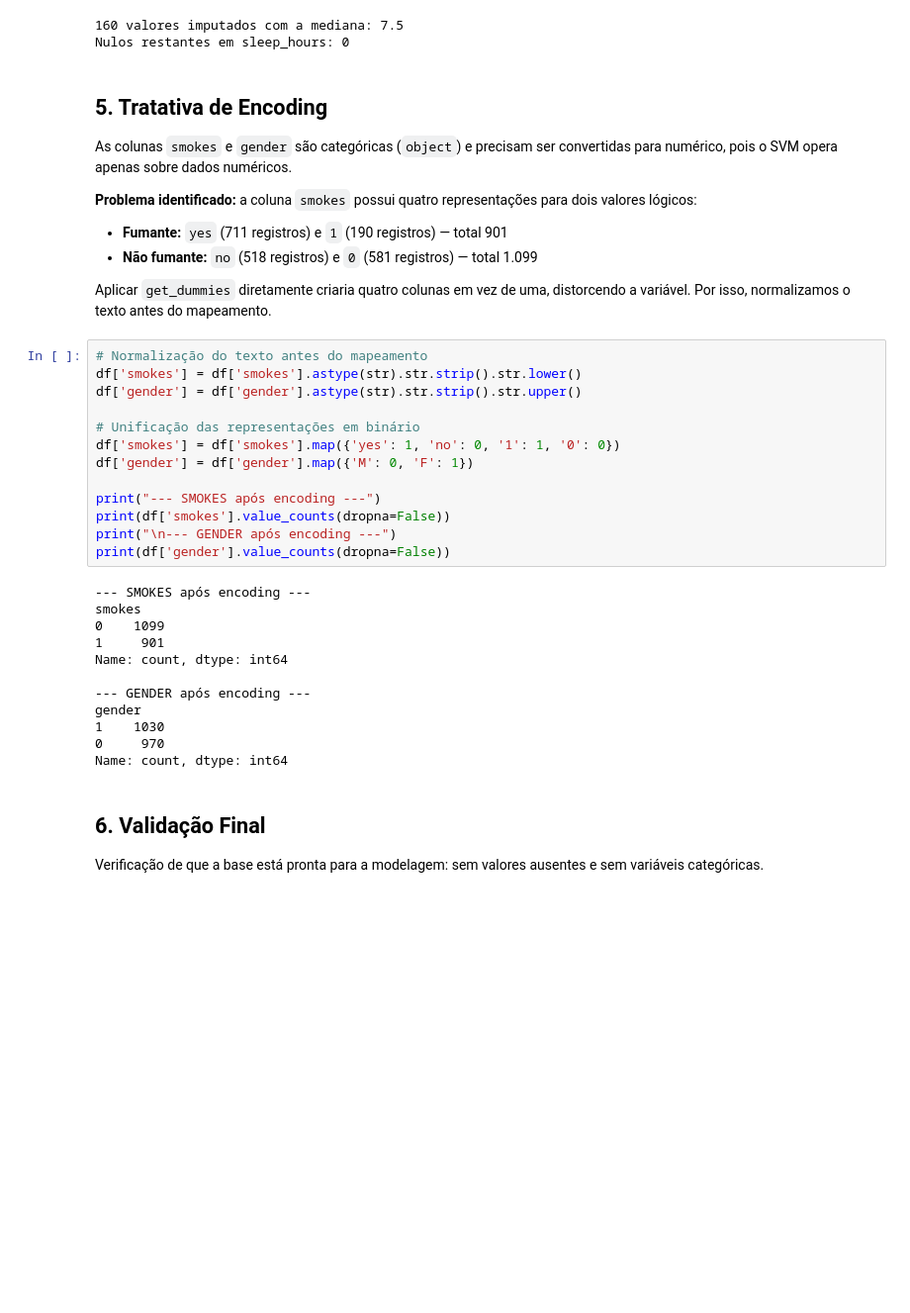
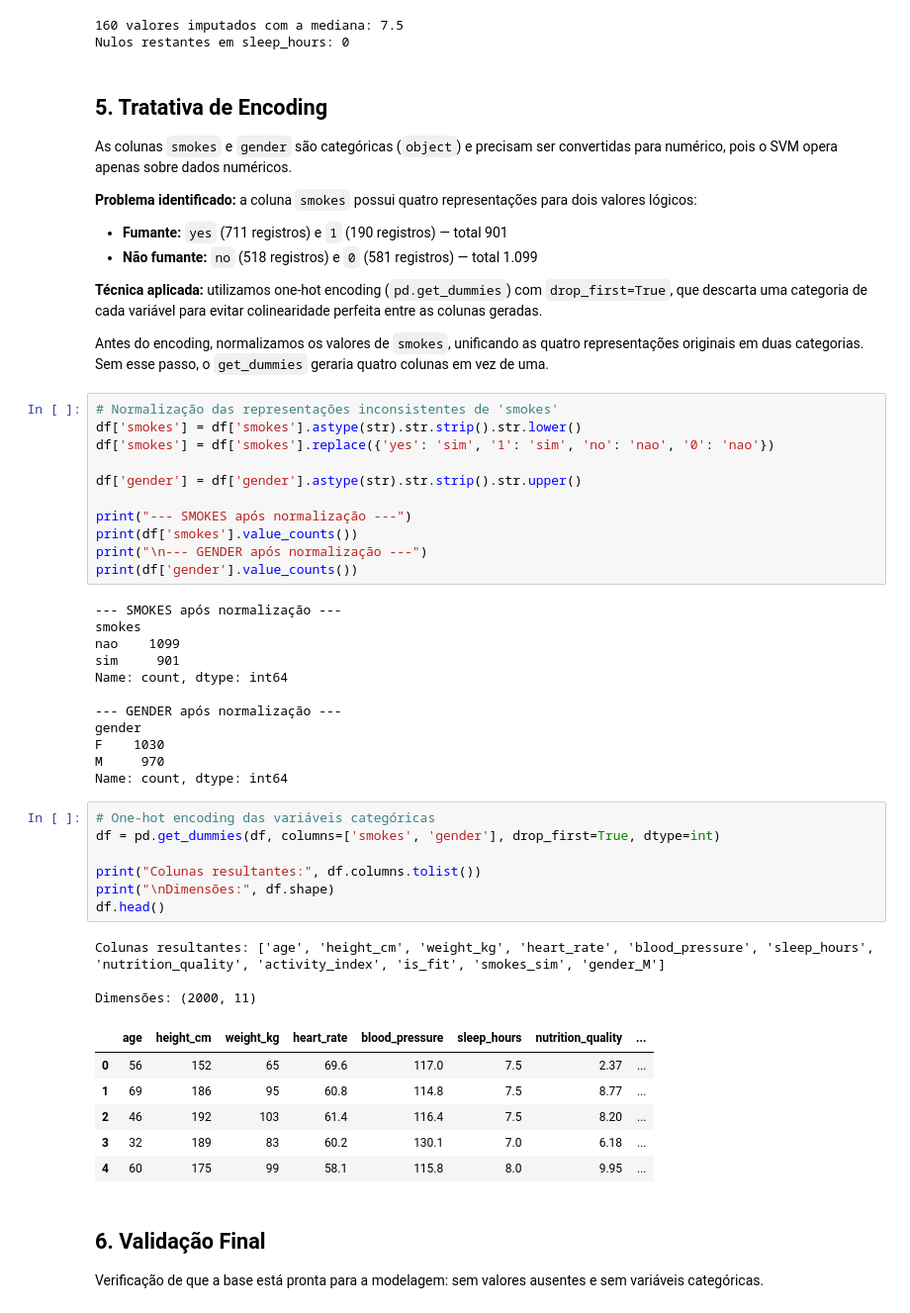
Before and after one commit to httpMatheus-dev/inteligencia-artificial-umc, a Jupyter notebook: svm-aptidao-fisica.ipynb, the cells around one changed output. Shown at 99% size. Cells and saved outputs as stored; diff of their text form; blank space fills up the shorter version.

```diff
--- a/svm-aptidao-fisica.ipynb
+++ b/svm-aptidao-fisica.ipynb
@@ -266,32 +266,49 @@ As colunas `smokes` e `gender` são categóricas (`object`) e precisam ser conve
 - **Fumante:** `yes` (711 registros) e `1` (190 registros) — total 901
 - **Não fumante:** `no` (518 registros) e `0` (581 registros) — total 1.099
 
-Aplicar `get_dummies` diretamente criaria quatro colunas em vez de uma, distorcendo a variável. Por isso, normalizamos o texto antes do mapeamento.
+**Técnica aplicada:** utilizamos one-hot encoding (`pd.get_dummies`) com `drop_first=True`, que descarta uma categoria de cada variável para evitar colinearidade perfeita entre as colunas geradas.
+
+Antes do encoding, normalizamos os valores de `smokes`, unificando as quatro representações originais em duas categorias. Sem esse passo, o `get_dummies` geraria quatro colunas em vez de uma.
 # %%
-# Normalização do texto antes do mapeamento
+# Normalização das representações inconsistentes de 'smokes'
 df['smokes'] = df['smokes'].astype(str).str.strip().str.lower()
+df['smokes'] = df['smokes'].replace({'yes': 'sim', '1': 'sim', 'no': 'nao', '0': 'nao'})
+
 df['gender'] = df['gender'].astype(str).str.strip().str.upper()
 
-# Unificação das representações em binário
-df['smokes'] = df['smokes'].map({'yes': 1, 'no': 0, '1': 1, '0': 0})
-df['gender'] = df['gender'].map({'M': 0, 'F': 1})
-
-print("--- SMOKES após encoding ---")
-print(df['smokes'].value_counts(dropna=False))
-print("\n--- GENDER após encoding ---")
-print(df['gender'].value_counts(dropna=False))
+print("--- SMOKES após normalização ---")
+print(df['smokes'].value_counts())
+print("\n--- GENDER após normalização ---")
+print(df['gender'].value_counts())
 # %% [output]
---- SMOKES após encoding ---
+--- SMOKES após normalização ---
 smokes
-0    1099
-1     901
+nao    1099
+sim     901
 Name: count, dtype: int64
 
---- GENDER após encoding ---
+--- GENDER após normalização ---
 gender
-1    1030
-0     970
+F    1030
+M     970
 Name: count, dtype: int64
+# %%
+# One-hot encoding das variáveis categóricas
+df = pd.get_dummies(df, columns=['smokes', 'gender'], drop_first=True, dtype=int)
+
+print("Colunas resultantes:", df.columns.tolist())
+print("\nDimensões:", df.shape)
+df.head()
+# %% [output]
+Colunas resultantes: ['age', 'height_cm', 'weight_kg', 'heart_rate', 'blood_pressure', 'sleep_hours', 'nutrition_quality', 'activity_index', 'is_fit', 'smokes_sim', 'gender_M']
+
+Dimensões: (2000, 11)
+|  | age | height_cm | weight_kg | heart_rate | blood_pressure | sleep_hours | nutrition_quality | ... |
+| 0 | 56 | 152 | 65 | 69.6 | 117.0 | 7.5 | 2.37 | ... |
+| 1 | 69 | 186 | 95 | 60.8 | 114.8 | 7.5 | 8.77 | ... |
+| 2 | 46 | 192 | 103 | 61.4 | 116.4 | 7.5 | 8.20 | ... |
+| 3 | 32 | 189 | 83 | 60.2 | 130.1 | 7.0 | 6.18 | ... |
+| 4 | 60 | 175 | 99 | 58.1 | 115.8 | 8.0 | 9.95 | ... |
 # %% [markdown]
 ## 6. Validação Final
 
```
Also changed, not shown: parts of 19 cells of this notebook.
